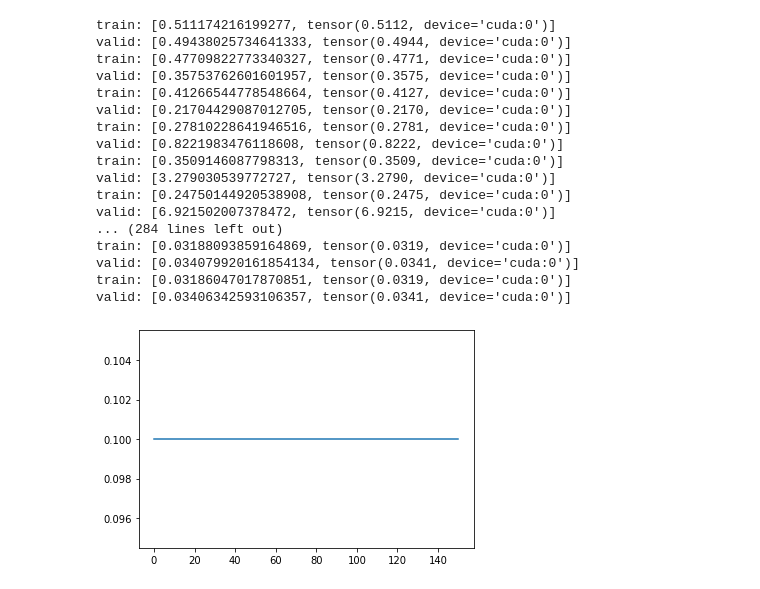
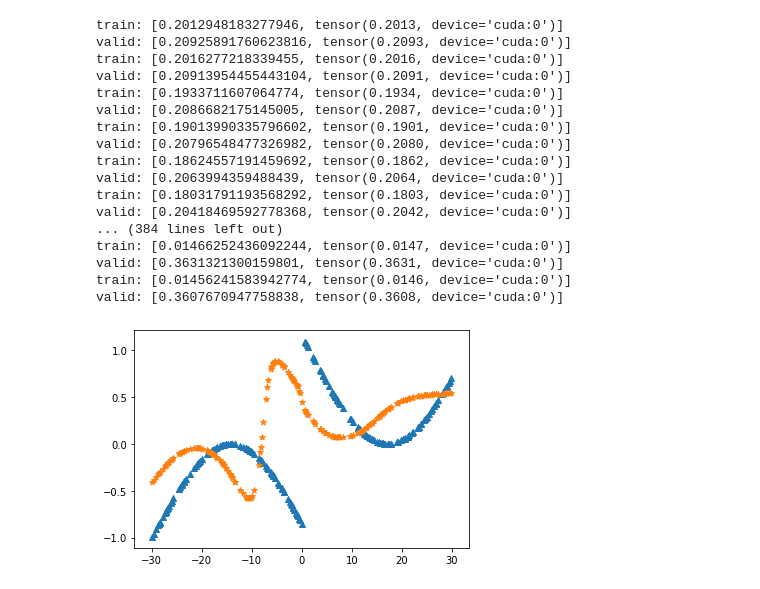
Before and after one commit to guy-amir/rwf, a Jupyter notebook: with_network.ipynb, the cells around one changed output. Cells and saved outputs as stored; diff of their text form; code cells hidden in the pictures.

```diff
--- a/with_network.ipynb
+++ b/with_network.ipynb
@@ -15,7 +15,8 @@ import trainer
 conf = parameters()
 conf.tree_depth = 14
 conf.use_prenet = True
-conf.epochs = 150
+conf.epochs = 200
+conf.learning_rate = 0.03
 
 x,y = step_gen(range = (0,60),step=0.1)
 tdl,vdl = dl_maker(x,y,conf)
@@ -31,29 +32,44 @@ torch.cuda.set_device(device)
 run = trainer.Runner(cb_funcs=conf.cbfs)
 run.fit(conf.epochs, learn)
 
-run.recorder.plot_lr()
+# run.recorder.plot_lr()
 
 # from training import trainer
 # train = trainer(xt,yt)
 # %% [output]
-train: [0.511174216199277, tensor(0.5112, device='cuda:0')]
-valid: [0.49438025734641333, tensor(0.4944, device='cuda:0')]
-train: [0.47709822773340327, tensor(0.4771, device='cuda:0')]
-valid: [0.35753762601601957, tensor(0.3575, device='cuda:0')]
-train: [0.41266544778548664, tensor(0.4127, device='cuda:0')]
-valid: [0.21704429087012705, tensor(0.2170, device='cuda:0')]
-train: [0.27810228641946516, tensor(0.2781, device='cuda:0')]
-valid: [0.8221983476118608, tensor(0.8222, device='cuda:0')]
-train: [0.3509146087798313, tensor(0.3509, device='cuda:0')]
-valid: [3.279030539772727, tensor(3.2790, device='cuda:0')]
-train: [0.24750144920538908, tensor(0.2475, device='cuda:0')]
-valid: [6.921502007378472, tensor(6.9215, device='cuda:0')]
-... (284 lines left out)
-train: [0.03188093859164869, tensor(0.0319, device='cuda:0')]
-valid: [0.034079920161854134, tensor(0.0341, device='cuda:0')]
-train: [0.03186047017870851, tensor(0.0319, device='cuda:0')]
-valid: [0.03406342593106357, tensor(0.0341, device='cuda:0')]
+train: [0.2012948183277946, tensor(0.2013, device='cuda:0')]
+valid: [0.20925891760623816, tensor(0.2093, device='cuda:0')]
+train: [0.2016277218339455, tensor(0.2016, device='cuda:0')]
+valid: [0.20913954455443104, tensor(0.2091, device='cuda:0')]
+train: [0.1933711607064774, tensor(0.1934, device='cuda:0')]
+valid: [0.2086682175145005, tensor(0.2087, device='cuda:0')]
+train: [0.19013990335796602, tensor(0.1901, device='cuda:0')]
+valid: [0.20796548477326982, tensor(0.2080, device='cuda:0')]
+train: [0.18624557191459692, tensor(0.1862, device='cuda:0')]
+valid: [0.2063994359488439, tensor(0.2064, device='cuda:0')]
+train: [0.18031791193568292, tensor(0.1803, device='cuda:0')]
+valid: [0.20418469592778368, tensor(0.2042, device='cuda:0')]
+... (384 lines left out)
+train: [0.01466252436092244, tensor(0.0147, device='cuda:0')]
+valid: [0.3631321300159801, tensor(0.3631, device='cuda:0')]
+train: [0.01456241583942774, tensor(0.0146, device='cuda:0')]
+valid: [0.3607670947758838, tensor(0.3608, device='cuda:0')]
-[figure, removed]
+# %%
+import matplotlib.pyplot as plt
+import numpy as np
+
+xx = learn.data.valid_dl.ds.x.numpy()
+yy = learn.data.valid_dl.ds.y.numpy()
+zz = run.recorder.tot_pred.cpu().numpy()
+
+plt.scatter(xx, yy, marker='^')
+plt.scatter(xx, zz, marker='*')
+
+plt.show()
+#learning rate 0.03
+#tree depth 14
+# %% [output]
+[figure, added]
 # %%
 import matplotlib.pyplot as plt
 import numpy as np
```
Also changed, not shown: parts of 5 cells of this notebook, 9 other files.
